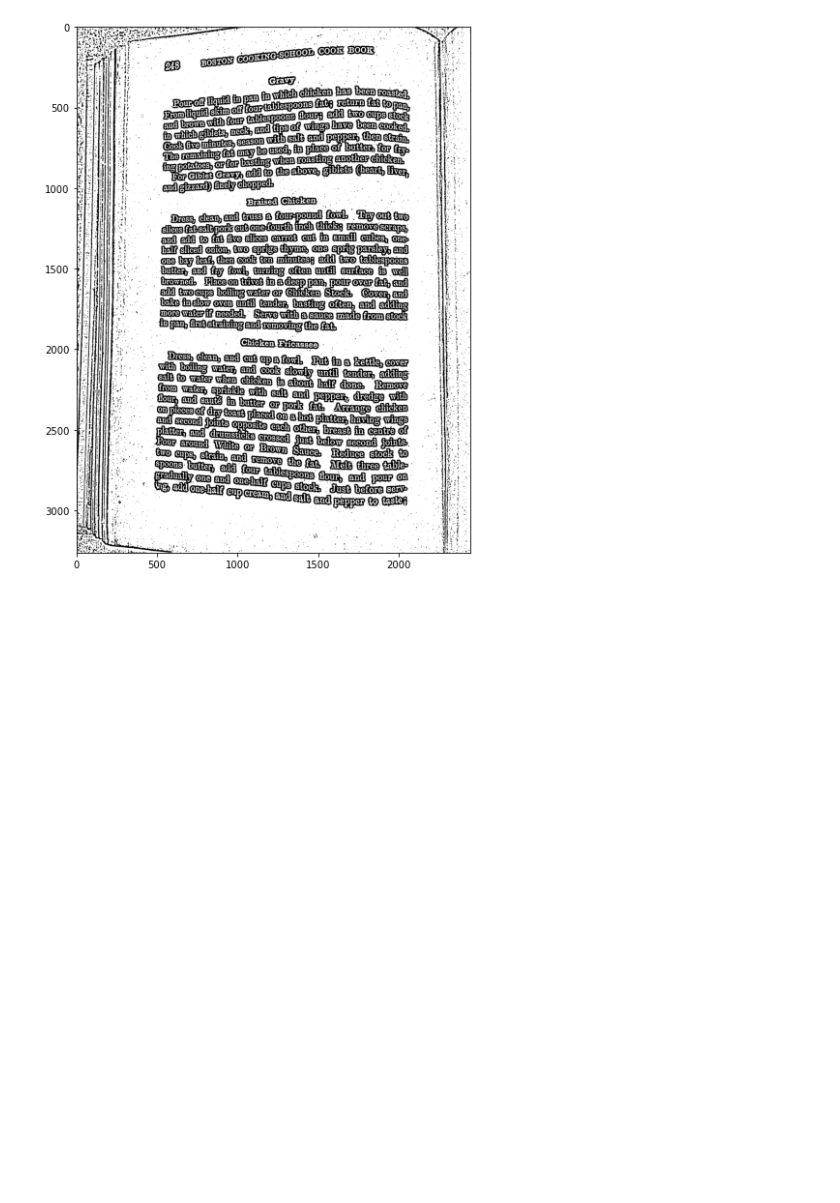
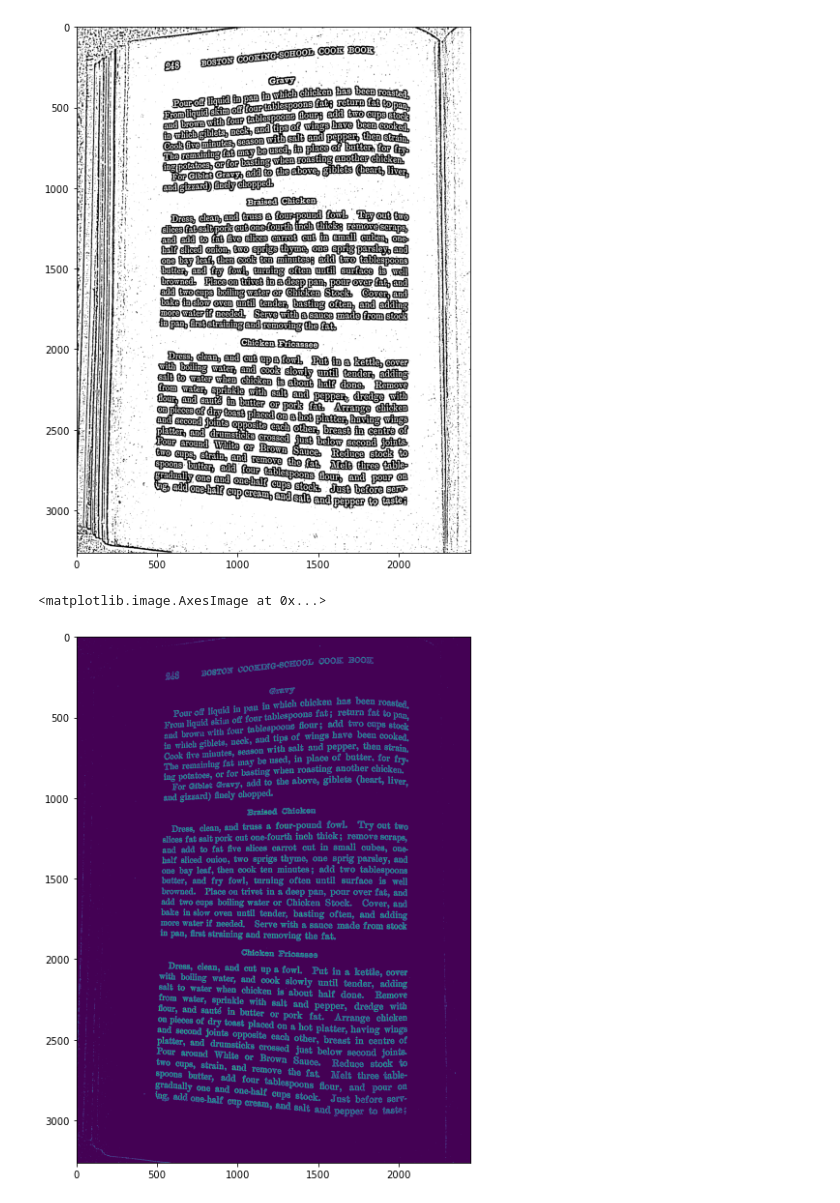
Before and after one commit to HavvaEb/Deep-learning_Exercise, a Jupyter notebook: 6.deep_learning/2.computer_vision/1.preprocessing/2.Advanced_operations.ipynb, the cells around one changed output. Cells and saved outputs as stored; diff of their text form; code cells hidden in the pictures; blank space fills up the shorter version.

```diff
--- a/6.deep_learning/2.computer_vision/1.preprocessing/2.Advanced_operations.ipynb
+++ b/6.deep_learning/2.computer_vision/1.preprocessing/2.Advanced_operations.ipynb
@@ -98,3 +101,15 @@ plt.imshow(img_thresh_mean_c,'gray')
 plt.show()
 # %% [output]
 [figure]
+# %%
+
+thresh = cv2.adaptiveThreshold(img, 255, cv2.ADAPTIVE_THRESH_GAUSSIAN_C, cv2.THRESH_BINARY_INV,11,20)
+
+kernel = cv2.getStructuringElement(cv2.MORPH_RECT, (9,9))
+dilate = cv2.dilate(thresh, kernel, iterations=4)
+#imagem = cv2.bitwise_not(img)
+plt.figure()
+plt.imshow(thresh)
+# %% [output]
+<matplotlib.image.AxesImage at 0x...>
+[figure, added]
```
Also changed, not shown: parts of 2 cells of this notebook.
